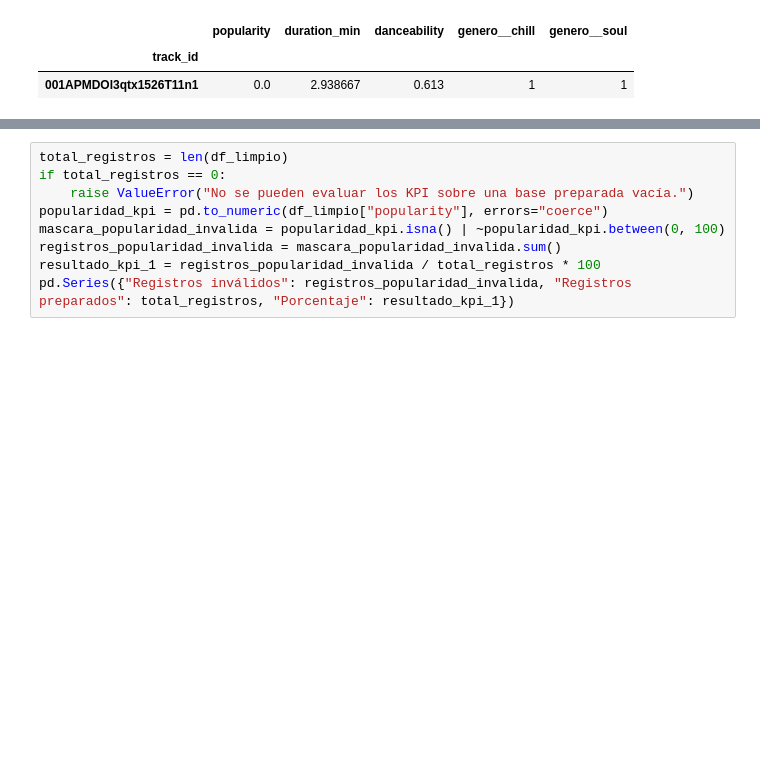
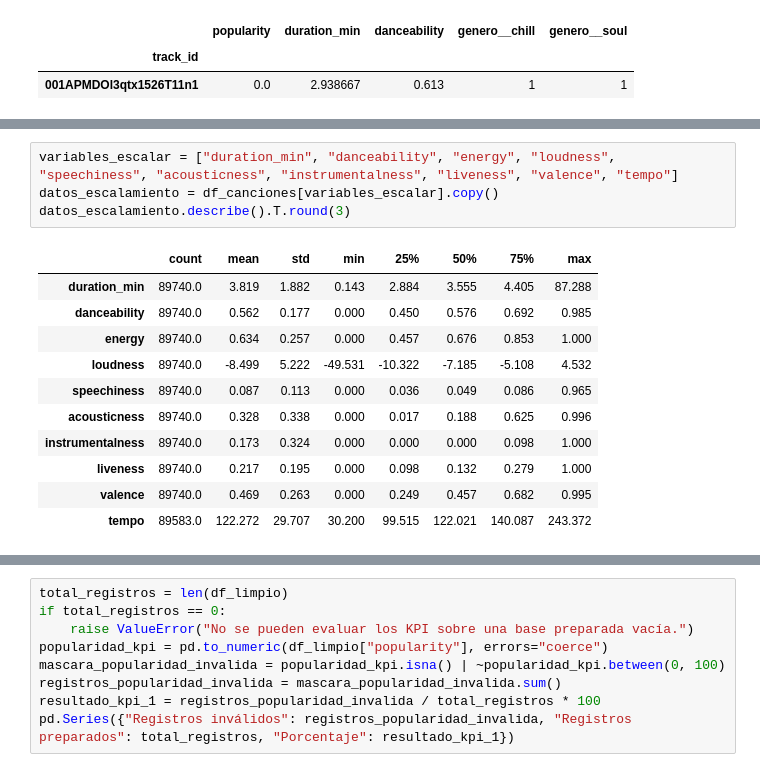
Before and after one commit to sparklyeonn/machine-learning, a Jupyter notebook: Spotify_Unidad_1.ipynb, the cells around one changed output, grey strips where cells are left out. Cells and saved outputs as stored; diff of their text form; blank space fills up the shorter version.

```diff
--- a/Spotify_Unidad_1.ipynb
+++ b/Spotify_Unidad_1.ipynb
@@ -2602,0 +2657,16 @@ Esta representación completa la preparación de los géneros y puede reutilizar
+# %%
+variables_escalar = ["duration_min", "danceability", "energy", "loudness", "speechiness", "acousticness", "instrumentalness", "liveness", "valence", "tempo"]
+datos_escalamiento = df_canciones[variables_escalar].copy()
+datos_escalamiento.describe().T.round(3)
+# %% [output]
+|  | count | mean | std | min | 25% | 50% | 75% | max |
+| duration_min | 89740.0 | 3.819 | 1.882 | 0.143 | 2.884 | 3.555 | 4.405 | 87.288 |
+| danceability | 89740.0 | 0.562 | 0.177 | 0.000 | 0.450 | 0.576 | 0.692 | 0.985 |
+| energy | 89740.0 | 0.634 | 0.257 | 0.000 | 0.457 | 0.676 | 0.853 | 1.000 |
+| loudness | 89740.0 | -8.499 | 5.222 | -49.531 | -10.322 | -7.185 | -5.108 | 4.532 |
+| speechiness | 89740.0 | 0.087 | 0.113 | 0.000 | 0.036 | 0.049 | 0.086 | 0.965 |
+| acousticness | 89740.0 | 0.328 | 0.338 | 0.000 | 0.017 | 0.188 | 0.625 | 0.996 |
+| instrumentalness | 89740.0 | 0.173 | 0.324 | 0.000 | 0.000 | 0.000 | 0.098 | 1.000 |
+| liveness | 89740.0 | 0.217 | 0.195 | 0.000 | 0.098 | 0.132 | 0.279 | 1.000 |
+| valence | 89740.0 | 0.469 | 0.263 | 0.000 | 0.249 | 0.457 | 0.682 | 0.995 |
+| tempo | 89583.0 | 122.272 | 29.707 | 30.200 | 99.515 | 122.021 | 140.087 | 243.372 |
```
Also changed, not shown: parts of 69 cells of this notebook.
